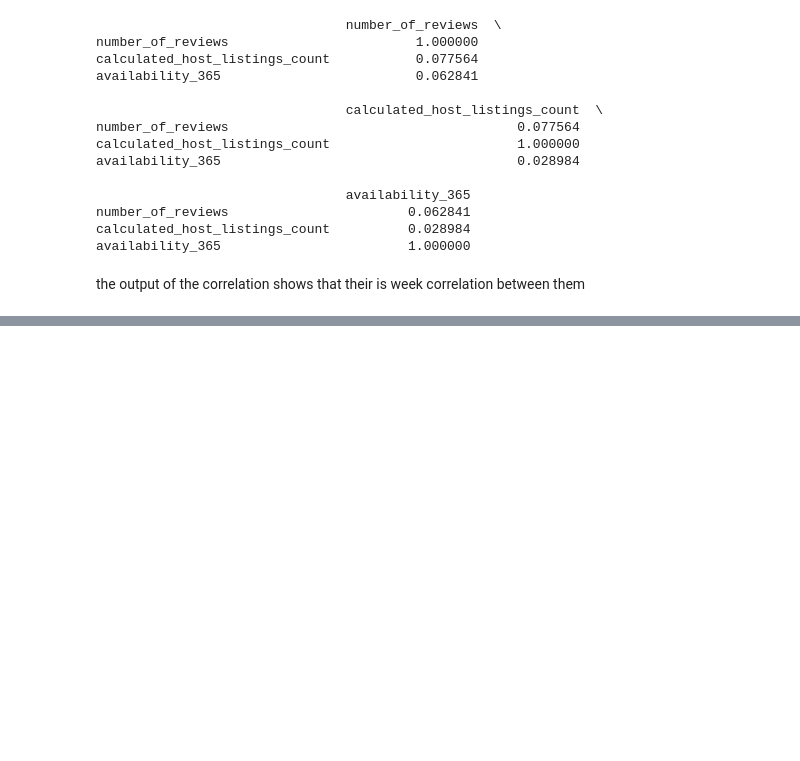
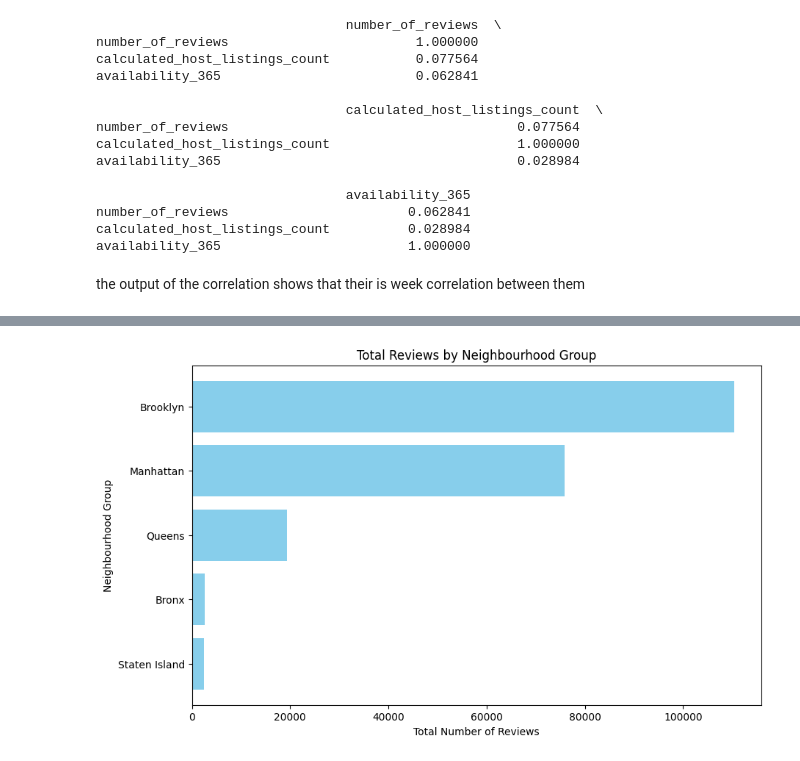
Before and after one commit to ifedolapomi/New-York-City-Airbnb, a Jupyter notebook: NY_Airbnb.ipynb, the cells around one changed output, grey strips where cells are left out. Drawn from its saved outputs; the diff is of its cells as text; code cells hidden in the pictures; blank space fills up the shorter version.

```diff
--- a/NY_Airbnb.ipynb
+++ b/NY_Airbnb.ipynb
@@ -410,0 +411,3 @@ the output of the correlation shows that their is week correlation between them
+# %%
+location_review=clean_airbnb.groupby(['neighbourhood_group','neighbourhood']).agg({'number_of_reviews':['sum','mean','count']}).reset_index()
+location_review.head()
@@ -410,0 +422,4 @@ the output of the correlation shows that their is week correlation between them
+# %%
+#Rename column
+location_review.columns = ['neighbourhood_group', 'neighbourhood', 'total_reviews', 'average_reviews', 'listing_count']
+location_review.head()
@@ -410,0 +433,3 @@ the output of the correlation shows that their is week correlation between them
+# %%
+locationReview_sort=location_review.sort_values(by='total_reviews',ascending=False)
+locationReview_sort.head()
@@ -410,0 +443,10 @@ the output of the correlation shows that their is week correlation between them
+# %%
+plt.figure(figsize=(10, 6))
+plt.barh(locationReview_sort['neighbourhood_group'], locationReview_sort['total_reviews'], color='skyblue')
+plt.xlabel('Total Number of Reviews')
+plt.ylabel('Neighbourhood Group')
+plt.title('Total Reviews by Neighbourhood Group')
+plt.gca().invert_yaxis()  # Display largest first
+plt.show()
+# %% [output]
+[figure, added]
```
Also changed, not shown: parts of 10 cells of this notebook.
